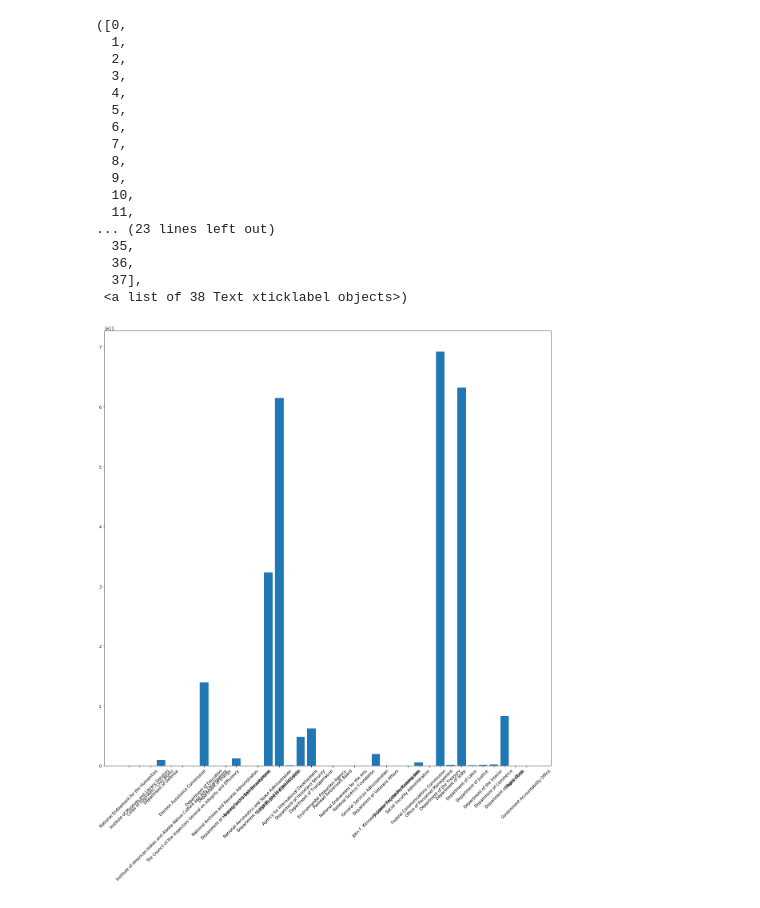
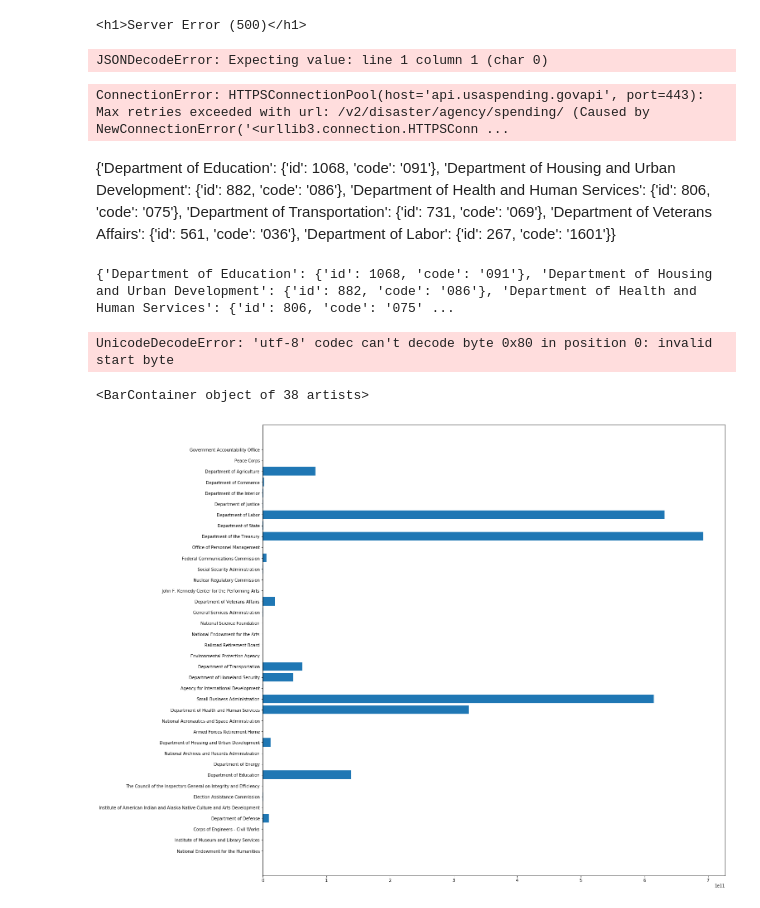
Before and after one commit to HenryDorsey/ConsultingProject, a Jupyter notebook: scratch.ipynb, the cells around one changed output. Cells and saved outputs as stored; diff of their text form; code cells hidden in the pictures.

```diff
--- a/scratch.ipynb
+++ b/scratch.ipynb
@@ -22,12 +22,20 @@ pd.set_option('display.max_columns', None)
 # %%
 # http://jeffreyfossett.com/2017/05/07/querying-usa-spending-python.html
 
-def post_usaspending(query='agency'):
+# goal of this function is to get
+# 1. Covid only relief spending (def_codes)
+# 2. Filtered by department/agency
+# 3. In a dream world we have businesses and hospital per county as well.
+#
+# Can't get from api/v2/disaster need to go through api/v2/search
+
+def post_usaspending(query='agency', just_health=False):
 
     query_dict = {'agency':'api/v2/disaster/agency/spending/',
                  'cfda':'/api/v2/disaster/cfda/spending/', # v long
                  'fed_acct':'/api/v2/disaster/federal_account/spending/',
-                 'search_geo':'/api/v2/search/spending_by_geography'}
+                 'search_geo':'/api/v2/search/spending_by_geography/'}
+
     q = query_dict[query]
 
     # initialization
@@ -38,8 +46,9 @@ def post_usaspending(query='agency'):
     while has_next_page:
         payload =  {
               "filter": {
-                  "def_codes": ["L", "M", "N", "O", "P", "U"],
+                  #"def_codes": ["L", "M", "N", "O", "P", "U"]
                   "award_type_codes": ["02", "03", "04", "05", "07", "08", "10", "06", "09", "11", "A", "B", "C", "D", "IDV_A", "IDV_B", "IDV_B_A", "IDV_B_B", "IDV_B_C", "IDV_C", "IDV_D", "IDV_E"]
+                  #"agencies": ["075"]
               },
               "pagination": {
                   "limit": 10,
@@ -47,10 +56,13 @@ def post_usaspending(query='agency'):
                   "sort": "award_count",
                   "order": "desc"
               },
-              "spending_type": "total"
+              "scope": "recipient_location",
+              "geo_layer": "county"
+              #"spending_type": "total"
           }
 
         r = requests.post('https://api.usaspending.gov'+q, json=payload)
+        print(r.text)
         rjson = r.json()
         print(rjson)
         output+= rjson['results']
@@ -86,26 +73,45 @@ response
+# %%
+post_usaspending('search_geo')
+# %% [output]
+<h1>Server Error (500)</h1>
+JSONDecodeError: Expecting value: line 1 column 1 (char 0)
+# %%
+response = post_usaspending()
+response
+
+agencies = ['Department of Labor', 'Department of Veterans Affairs', 'Department of Transportation',
+           'Department of Health and Human Services', 'Department of Education', 'Department of Housing and Urban Development']
+
+agency_dict = {}
+for i in response:
+    if i['description'] in agencies:
+        agency_dict[i['description']] = {'id':i['id'], 'code':i['code']}
+agency_dict
+# %% [output]
+ConnectionError: HTTPSConnectionPool(host='api.usaspending.govapi', port=443): Max retries exceeded with url: /v2/disaster/agency/spending/ (Caused by NewConnectionError('<urllib3.connection.HTTPSConn ...
+# %% [markdown]
+{'Department of Education': {'id': 1068, 'code': '091'}, 'Department of Housing and Urban Development': {'id': 882, 'code': '086'}, 'Department of Health and Human Services': {'id': 806, 'code': '075'}, 'Department of Transportation': {'id': 731, 'code': '069'}, 'Department of Veterans Affairs': {'id': 561, 'code': '036'}, 'Department of Labor': {'id': 267, 'code': '1601'}}
+# %%
+print(agency_dict)
+
+f = open('agency_dict.pkl', 'wb')
+pickle.dump(agency_dict, f)
+f.close()
+# %% [output]
+{'Department of Education': {'id': 1068, 'code': '091'}, 'Department of Housing and Urban Development': {'id': 882, 'code': '086'}, 'Department of Health and Human Services': {'id': 806, 'code': '075' ...
+# %%
+f=open('agency_dict.pkl', 'r+')
+agency_dict = pickle.load(f)
+agency_dict
+# %% [output]
+UnicodeDecodeError: 'utf-8' codec can't decode byte 0x80 in position 0: invalid start byte
 # %%
 labels = [i['description'] for i in response]
 awards = [i['total_budgetary_resources'] for i in response]
 
 plt.figure(figsize=(20,20))
-plt.bar(labels,awards)
-plt.xticks(rotation=45)
+plt.barh(labels,awards)
+#plt.xticks(rotation=90)
 # %% [output]
-([0,
-  1,
-  2,
-  3,
-  4,
-  5,
-  6,
-  7,
-  8,
-  9,
-  10,
-  11,
-... (23 lines left out)
-  35,
-  36,
-  37],
- <a list of 38 Text xticklabel objects>)
+<BarContainer object of 38 artists>
-[figure, old version]
+[figure, new version]
```
Also changed, not shown: parts of 4 cells of this notebook, 2 other files.
